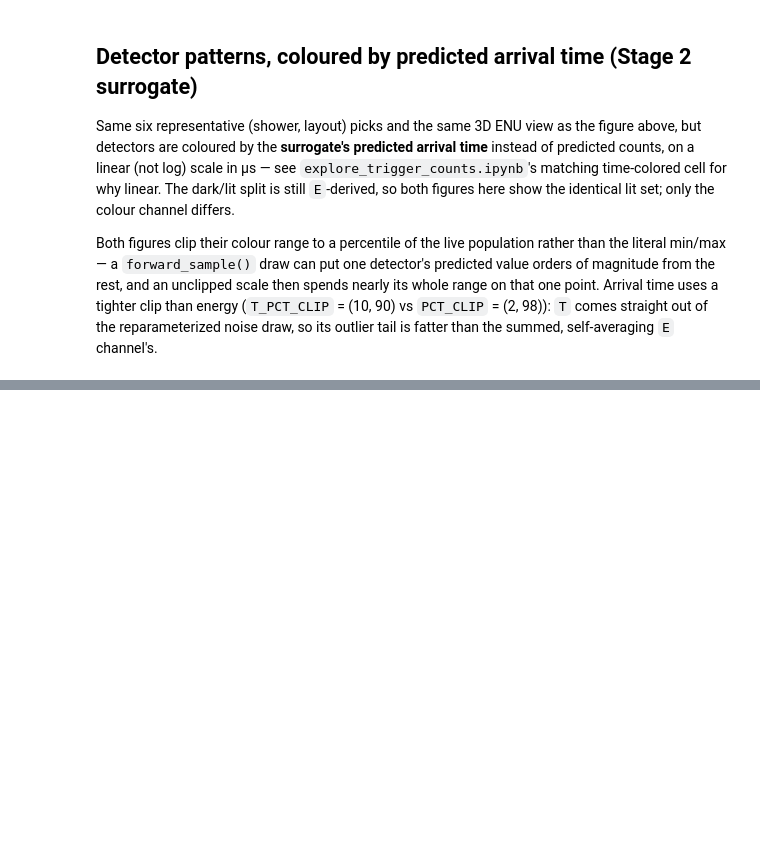
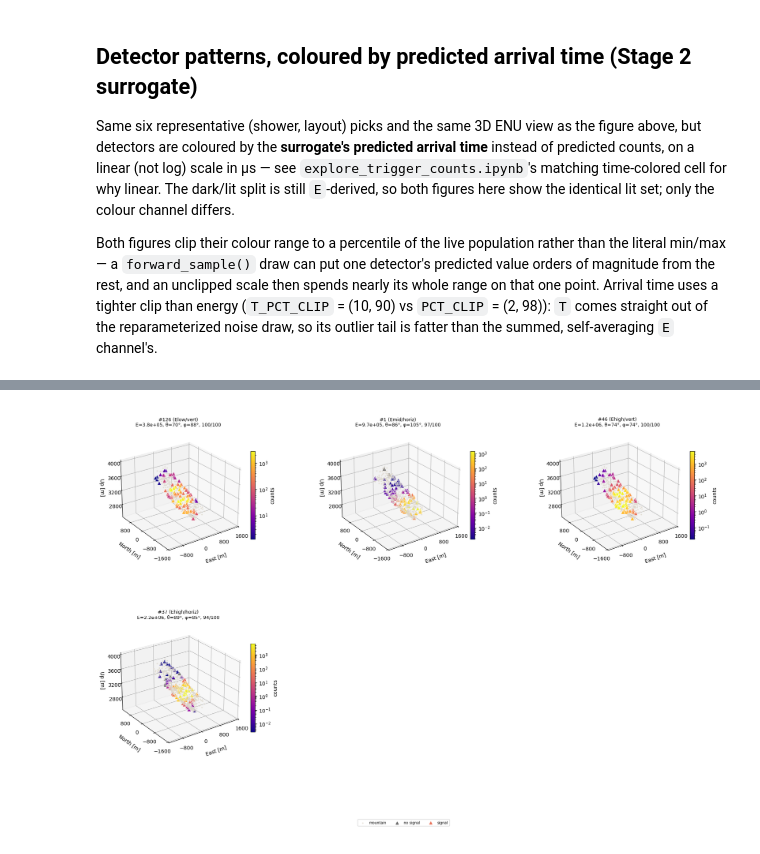
Before and after one commit to green3diamond/TambOpt-zlt, a Jupyter notebook: notebooks/explore_stage2_predictions.ipynb, the cells around one changed output, grey strips where cells are left out. Saved outputs shown, nothing was run; the diff lists cells and outputs as text; code cells hidden in the pictures; blank space fills up the shorter version.

```diff
--- a/notebooks/explore_stage2_predictions.ipynb
+++ b/notebooks/explore_stage2_predictions.ipynb
@@ -451,0 +547,14 @@ with plt.rc_context({'savefig.bbox': 'tight', 'savefig.pad_inches': 0.3}):
+# %%
+# Reuse layouts_cache_time_mean (E_arr, T_arr, e_det, n_det_xy) computed above --
+# drop T_arr to match layouts_cache's (E_arr, e_det, n_det_xy) 3-tuple contract.
+layouts_cache_mean = {key: (E_arr, e_det, n_det_xy)
+                      for key, (E_arr, T_arr, e_det, n_det_xy)
+                      in layouts_cache_time_mean.items()}
+
+fig = geometry_plots.plot_detector_patterns(
+    panel, df_mean, df_show, layouts_cache_mean, points=NO_CLOUDS,
+    example_strategy=EXAMPLE_STRATEGY, layout_threshold=LAYOUT_THRESHOLD)
+with plt.rc_context({'savefig.bbox': 'tight', 'savefig.pad_inches': 0.3}):
+    plt.show()
+# %% [output]
+[figure, added]
```
Also changed, not shown: parts of 9 cells of this notebook, 1 other file.
